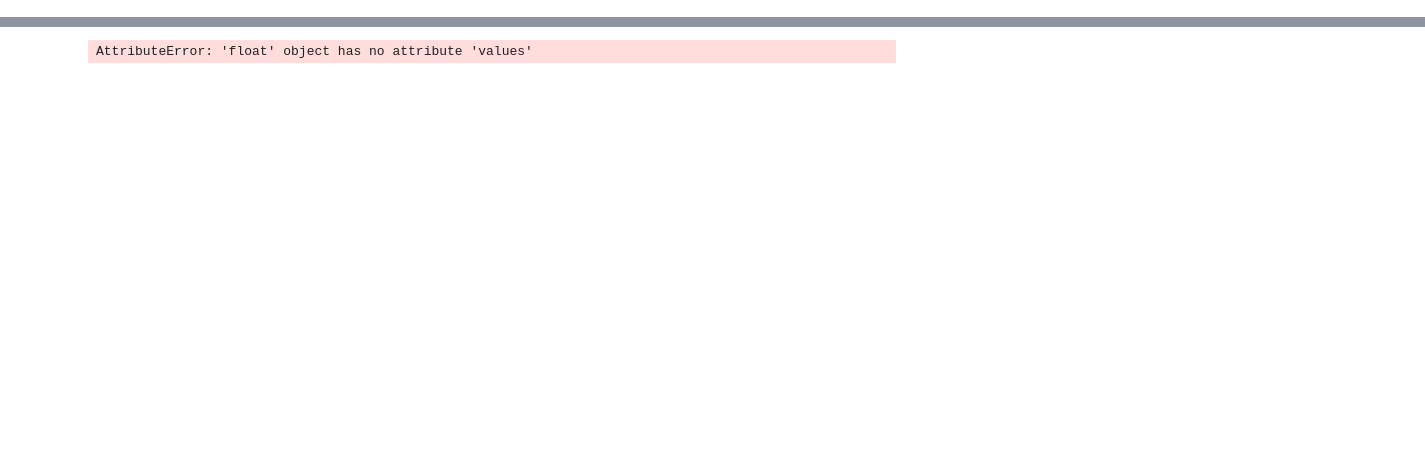
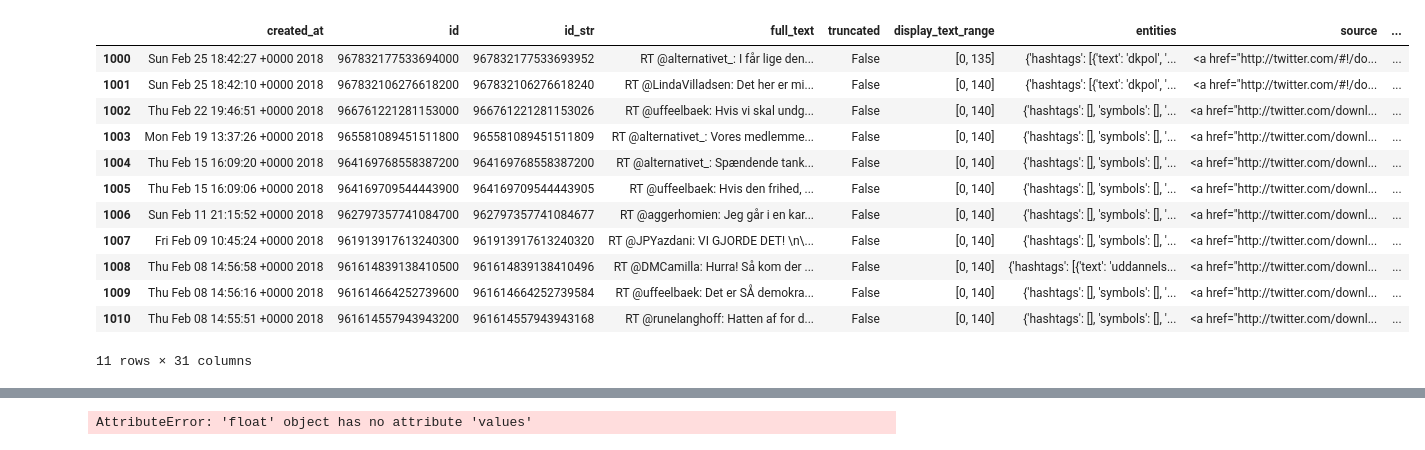
Before and after one commit to CALDISS-AAU/project_pol-media-use, a Jupyter notebook: notebooks/datamanagement/tweets_combine.ipynb, the cells around one changed output, grey strips where cells are left out. Saved outputs shown, nothing was run; the diff lists cells and outputs as text; code cells hidden in the pictures; blank space fills up the shorter version.

```diff
--- a/notebooks/datamanagement/tweets_combine.ipynb
+++ b/notebooks/datamanagement/tweets_combine.ipynb
@@ -43,0 +80,18 @@ def split_job(datafiles):
+# %%
+df = pd.DataFrame.from_records(records_all)
+# %%
+df.loc[1000:1010, :]
+# %% [output]
+|  | created_at | id | id_str | full_text | truncated | display_text_range | entities | source | ... |
+| 1000 | Sun Feb 25 18:42:27 +0000 2018 | 967832177533694000 | 967832177533693952 | RT @alternativet_: I får lige den... | False | [0, 135] | {'hashtags': [{'text': 'dkpol', '... | <a href="http://twitter.com/#!/do... | ... |
+| 1001 | Sun Feb 25 18:42:10 +0000 2018 | 967832106276618200 | 967832106276618240 | RT @LindaVilladsen: Det her er mi... | False | [0, 140] | {'hashtags': [{'text': 'dkpol', '... | <a href="http://twitter.com/#!/do... | ... |
+| 1002 | Thu Feb 22 19:46:51 +0000 2018 | 966761221281153000 | 966761221281153026 | RT @uffeelbaek: Hvis vi skal undg... | False | [0, 140] | {'hashtags': [], 'symbols': [], '... | <a href="http://twitter.com/downl... | ... |
+| 1003 | Mon Feb 19 13:37:26 +0000 2018 | 965581089451511800 | 965581089451511809 | RT @alternativet_: Vores medlemme... | False | [0, 140] | {'hashtags': [], 'symbols': [], '... | <a href="http://twitter.com/downl... | ... |
+| 1004 | Thu Feb 15 16:09:20 +0000 2018 | 964169768558387200 | 964169768558387200 | RT @alternativet_: Spændende tank... | False | [0, 140] | {'hashtags': [], 'symbols': [], '... | <a href="http://twitter.com/downl... | ... |
+| 1005 | Thu Feb 15 16:09:06 +0000 2018 | 964169709544443900 | 964169709544443905 | RT @uffeelbaek: Hvis den frihed, ... | False | [0, 140] | {'hashtags': [], 'symbols': [], '... | <a href="http://twitter.com/downl... | ... |
+| 1006 | Sun Feb 11 21:15:52 +0000 2018 | 962797357741084700 | 962797357741084677 | RT @aggerhomien: Jeg går i en kar... | False | [0, 140] | {'hashtags': [], 'symbols': [], '... | <a href="http://twitter.com/downl... | ... |
+| 1007 | Fri Feb 09 10:45:24 +0000 2018 | 961913917613240300 | 961913917613240320 | RT @JPYazdani: VI GJORDE DET! \n\... | False | [0, 140] | {'hashtags': [], 'symbols': [], '... | <a href="http://twitter.com/downl... | ... |
+| 1008 | Thu Feb 08 14:56:58 +0000 2018 | 961614839138410500 | 961614839138410496 | RT @DMCamilla: Hurra! Så kom der ... | False | [0, 140] | {'hashtags': [{'text': 'uddannels... | <a href="http://twitter.com/downl... | ... |
+| 1009 | Thu Feb 08 14:56:16 +0000 2018 | 961614664252739600 | 961614664252739584 | RT @uffeelbaek: Det er SÅ demokra... | False | [0, 140] | {'hashtags': [], 'symbols': [], '... | <a href="http://twitter.com/downl... | ... |
+| 1010 | Thu Feb 08 14:55:51 +0000 2018 | 961614557943943200 | 961614557943943168 | RT @runelanghoff: Hatten af for d... | False | [0, 140] | {'hashtags': [], 'symbols': [], '... | <a href="http://twitter.com/downl... | ... |
+11 rows × 31 columns
```
Also changed, not shown: parts of 11 cells of this notebook, 1 other file.
